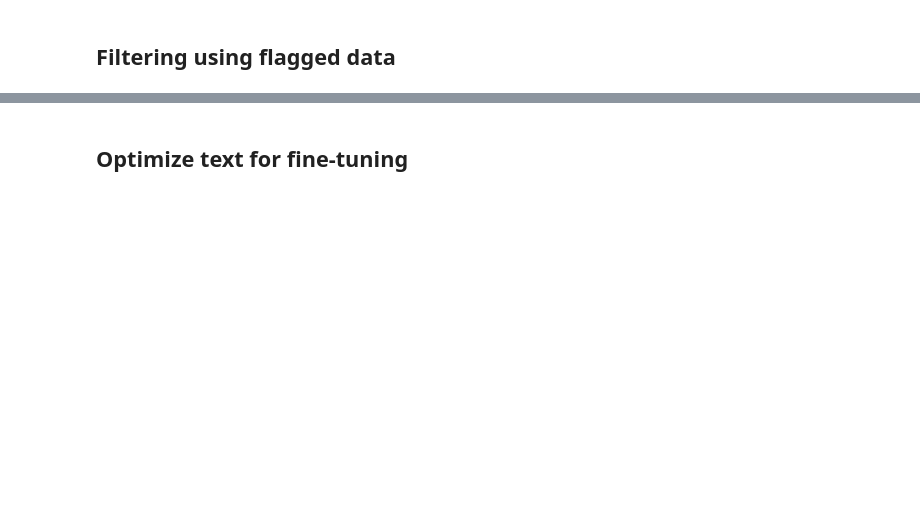
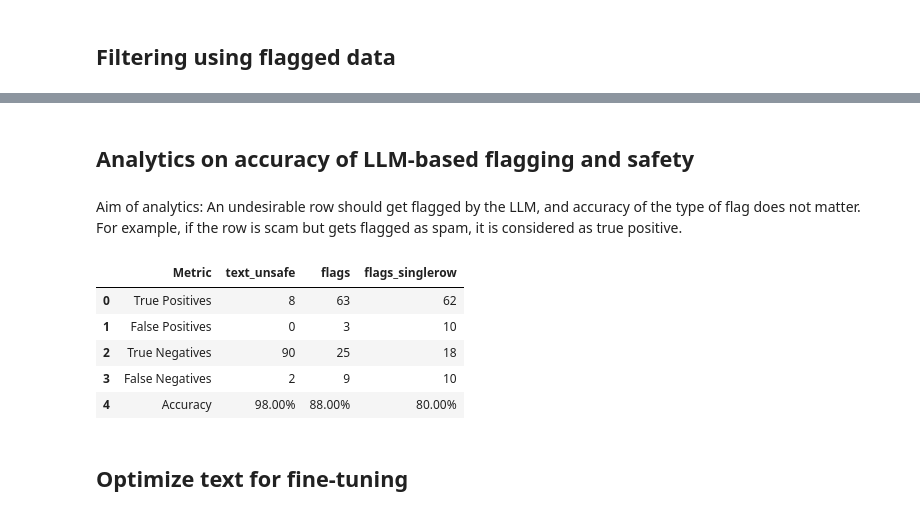
Before and after one commit to eltociear/AutoPureData, a Jupyter notebook: Analytics_and_Filtering.ipynb, the cells around one changed output, grey strips where cells are left out. Cells and saved outputs as stored; diff of their text form; code cells hidden in the pictures; blank space fills up the shorter version.

```diff
--- a/Analytics_and_Filtering.ipynb
+++ b/Analytics_and_Filtering.ipynb
@@ -308,3 +316,66 @@ Retained rows: 42
+# %% [markdown]
+## Analytics on accuracy of LLM-based flagging and safety
+# %% [markdown]
+Aim of analytics: An undesirable row should get flagged by the LLM, and accuracy of the type of flag does not matter. \
+For example, if the row is scam but gets flagged as spam, it is considered as true positive.
+# %%
+# replace 'safe' with None
+analytics_df = flagged_df.copy()
+
+columns_to_copy = {
+	'admin_unsafe_tags': 'text_unsafe',
+	'admin_unwanted_flags': 'flags',
+}
+
+for admin_column, original_column in columns_to_copy.items():
+	analytics_df[admin_column] = admin_flag_df[admin_column].copy()
+	analytics_df[original_column] = flagged_df[original_column].copy()
+analytics_df['flags_singlerow'] = flagged_df['flags_singlerow'].copy()
+
+# Filter columns
+analytics_df_columns = ['id', 'text_unsafe', 'admin_unsafe_tags', 'flags', 'flags_singlerow', 'admin_unwanted_flags']
+analytics_df = analytics_df[analytics_df_columns]
+
+analytics_df[analytics_df_columns[1:]] = analytics_df[analytics_df_columns[1:]].fillna(False).replace(safe_flag, False)
+# All other values should be true
+analytics_df[analytics_df_columns[1:]] = analytics_df[analytics_df_columns[1:]].apply(
+	lambda col: col.map(lambda x: True if x != False else x)
+)
+
+def calculate_metrics(corrected_values, predicted_values):
+	true_positives = ((corrected_values == True) & (predicted_values == True)).sum()
+	false_positives = ((corrected_values == False) & (predicted_values == True)).sum()
+	true_negatives = ((corrected_values == False) & (predicted_values == False)).sum()
+	false_negatives = ((corrected_values == True) & (predicted_values == False)).sum()
+	accuracy = (true_positives + true_negatives) / len(corrected_values)
+	return true_positives, false_positives, true_negatives, false_negatives, accuracy
+
+# Calculate metrics
+tp_flags, fp_flags, tn_flags, fn_flags, accuracy_flags = calculate_metrics(
+	analytics_df['admin_unwanted_flags'], analytics_df['flags']
+)
+tp_flags_singlerow, fp_flags_singlerow, tn_flags_singlerow, fn_flags_singlerow, accuracy_flags_singlerow = calculate_metrics(
+	analytics_df['admin_unwanted_flags'], analytics_df['flags_singlerow']
+)
+tp_text_unsafe, fp_text_unsafe, tn_text_unsafe, fn_text_unsafe, accuracy_text_unsafe = calculate_metrics(
+    analytics_df['admin_unsafe_tags'], analytics_df['text_unsafe']
+)
+
+# Create a DataFrame to display the results
+results = {
+	'Metric': ['True Positives', 'False Positives', 'True Negatives', 'False Negatives', 'Accuracy'],
+    'text_unsafe': [tp_text_unsafe, fp_text_unsafe, tn_text_unsafe, fn_text_unsafe, f'{accuracy_text_unsafe * 100:.2f}%'],
+	'flags': [tp_flags, fp_flags, tn_flags, fn_flags, f'{accuracy_flags * 100:.2f}%'],
+	'flags_singlerow': [tp_flags_singlerow, fp_flags_singlerow, tn_flags_singlerow, fn_flags_singlerow, f'{accuracy_flags_singlerow * 100:.2f}%'],
+}
+pd.DataFrame(results)
+# %% [output]
+|  | Metric | text_unsafe | flags | flags_singlerow |
+| 0 | True Positives | 8 | 63 | 62 |
+| 1 | False Positives | 0 | 3 | 10 |
+| 2 | True Negatives | 90 | 25 | 18 |
+| 3 | False Negatives | 2 | 9 | 10 |
+| 4 | Accuracy | 98.00% | 88.00% | 80.00% |
 # %% [markdown]
 ## Optimize text for fine-tuning
 # %%
```
Also changed, not shown: parts of 8 cells of this notebook, 4 other files.
